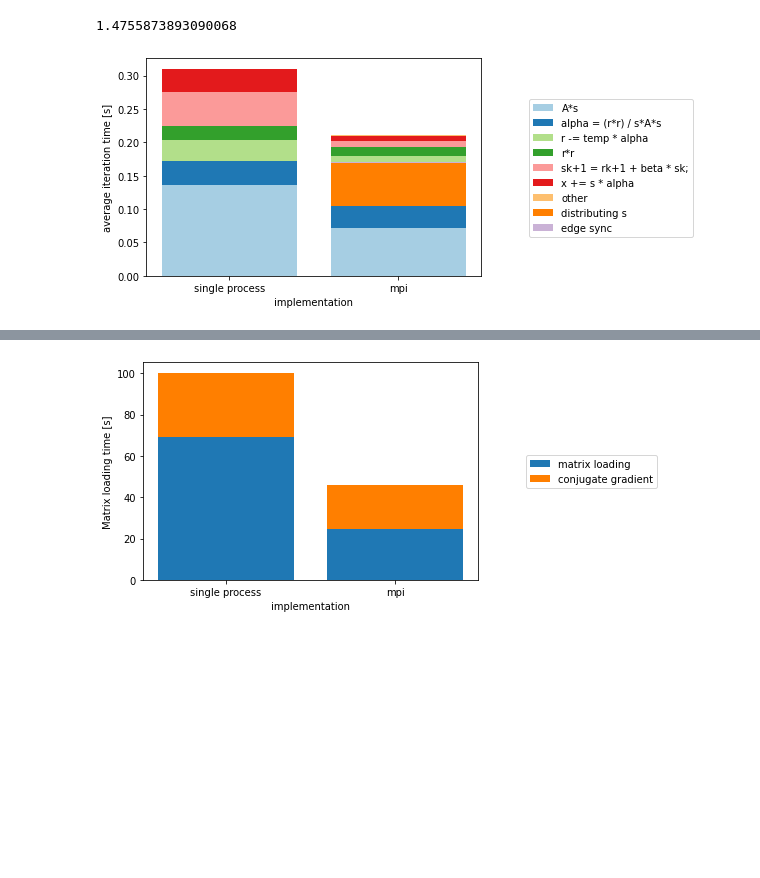
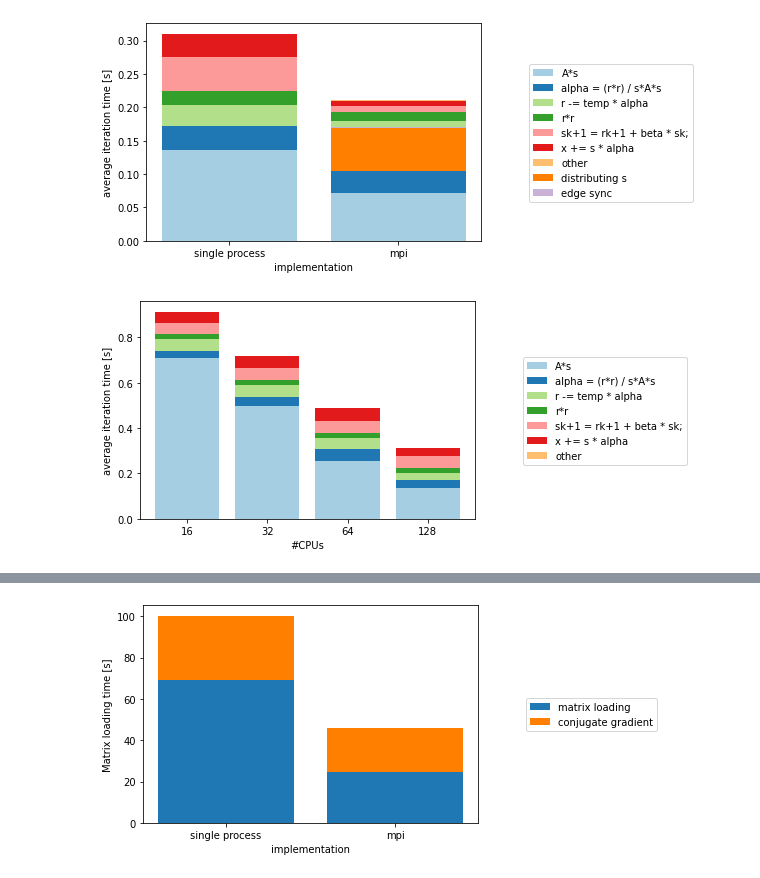
Before and after one commit to rurabori/diploma_research, a Jupyter notebook: scripts/data_analysis/graphs.ipynb, the cells around one changed output, grey strips where cells are left out. Drawn from its saved outputs; the diff is of its cells as text; code cells hidden in the pictures; blank space fills up the shorter version.

Commit message:
Data analysis.

```diff
--- a/scripts/data_analysis/graphs.ipynb
+++ b/scripts/data_analysis/graphs.ipynb
@@ -14,7 +14,7 @@ def load_json(path):
 
 
 def load_stats(directory):
-    directory = Path(directory)
+    directory = Path('../../resources/benchmark_data') / Path(directory)
     files = [*directory.glob("stats*.json")]
 
     result = load_json(files[0])
@@ -43,6 +43,7 @@ def normalize(stats):
 
     for key in stats["cg"]["steps"]:
         stats["cg"]["steps"][key] /= stats["cg"]["num_iters"]
+    return stats
 
 
 def get_color(step, colors={}, next_color=[0]):
@@ -65,11 +66,11 @@ def plot_one(ax, stats, offset):
 def plot_run(matrix="gap-web", layout="8-1-8", st=None):
 
     dim = load_stats(
-        f"../../resources/benchmark_data/cg_dim/{matrix}/{layout}")
+        f"cg_dim/{matrix}/{layout}")
     dim2 = load_stats(
-        f"../../resources/benchmark_data/cg_dim2/{matrix}/{layout}")
+        f"cg_dim2/{matrix}/{layout}")
     petsc = load_stats(
-        f"../../resources/benchmark_data/cg_petsc/{matrix}/{layout}")
+        f"cg_petsc/{matrix}/{layout}")
 
     normalize(dim)
     normalize(dim2)
@@ -79,7 +80,7 @@ def plot_run(matrix="gap-web", layout="8-1-8", st=None):
 
     if st is not None:
         st_ds = load_stats(
-            f"../../resources/benchmark_data/cg_dim_st/{matrix}/{st}")
+            f"cg_dim_st/{matrix}/{st}")
         normalize(st_ds)
         plot_one(ax, st_ds, 0)
 
@@ -96,8 +97,6 @@ def plot_run(matrix="gap-web", layout="8-1-8", st=None):
     #    f"Average iteration time of conjugate gradient ({nodes} nodes, {tasks_per_node} tasks per node, {threads} threads per task)"
     # )
 
-    print(st_ds['cg']['total'] / dim2['cg']['total'])
-
     handles, labels = fig.gca().get_legend_handles_labels()
     by_label = dict(zip(labels, handles))
     lgd = fig.legend(
@@ -106,11 +105,10 @@ def plot_run(matrix="gap-web", layout="8-1-8", st=None):
 
     fig.savefig('mpi_vs_st.pdf', bbox_extra_artists=(
         lgd,), bbox_inches='tight')
-    fig.show()
 
 
-st_mpi = load_stats(f"../../resources/benchmark_data/cg_dim2/gap-web/4-1-32")
-st_ds = load_stats(f"../../resources/benchmark_data/cg_dim_st/gap-web/128")
+st_mpi = load_stats(f"cg_dim2/gap-web/4-1-32")
+st_ds = load_stats(f"cg_dim_st/gap-web/128")
 normalize(st_ds)
 
 del st_ds['cg']['steps']['other']
@@ -139,5 +137,31 @@ plot_run(layout="4-1-32", st='128')
 #plot_run(layout="8-1-16", st='128')
 #plot_run(layout="8-1-32", st='128')
 # %% [output]
-1.4755873893090068
 [figure]
+# %%
+ds = {str(core_count): normalize(load_stats(f'cg_dim_st/gap-web/{core_count}'))
+      for core_count in [16, 32, 64, 128]}
+
+
+fig, ax = plt.subplots()
+
+for i, (name, stats) in enumerate(ds.items()):
+    plot_one(ax, stats, 0.5 * i)
+
+ax.set_xticks(np.arange(len(ds)) * 0.5, ds.keys())
+ax.set_xlabel("#CPUs")
+ax.set_ylabel("average iteration time [s]")
+# ax.set_title(
+#    f"Average iteration time of conjugate gradient ({nodes} nodes, {tasks_per_node} tasks per node, {threads} threads per task)"
+# )
+
+handles, labels = fig.gca().get_legend_handles_labels()
+by_label = dict(zip(labels, handles))
+lgd = fig.legend(
+    by_label.values(), by_label.keys(), loc="center left", bbox_to_anchor=(1, 0.5)
+)
+
+fig.savefig('single_process.pdf', bbox_extra_artists=(
+    lgd,), bbox_inches='tight')
+# %% [output]
+[figure, added]
```
Also changed, not shown: parts of 2 cells of this notebook, 5 other files.
